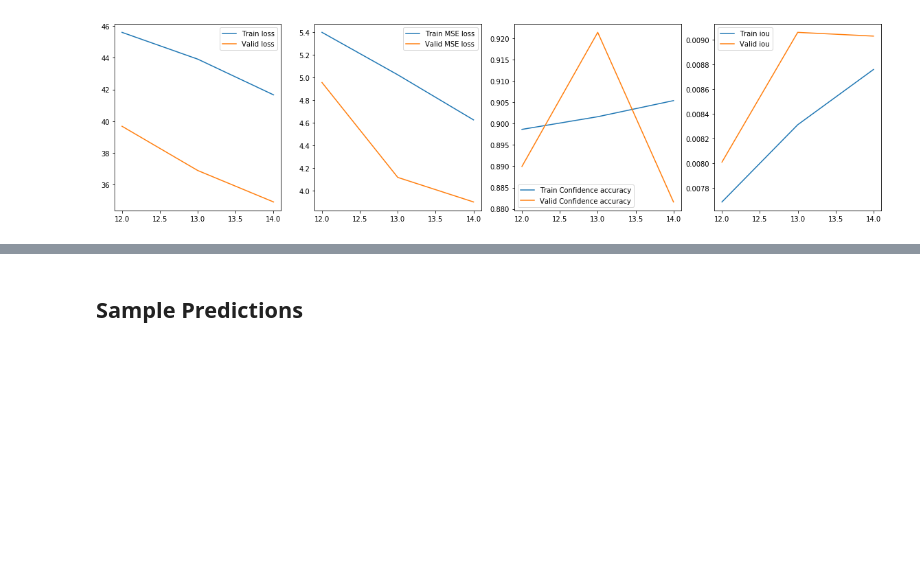
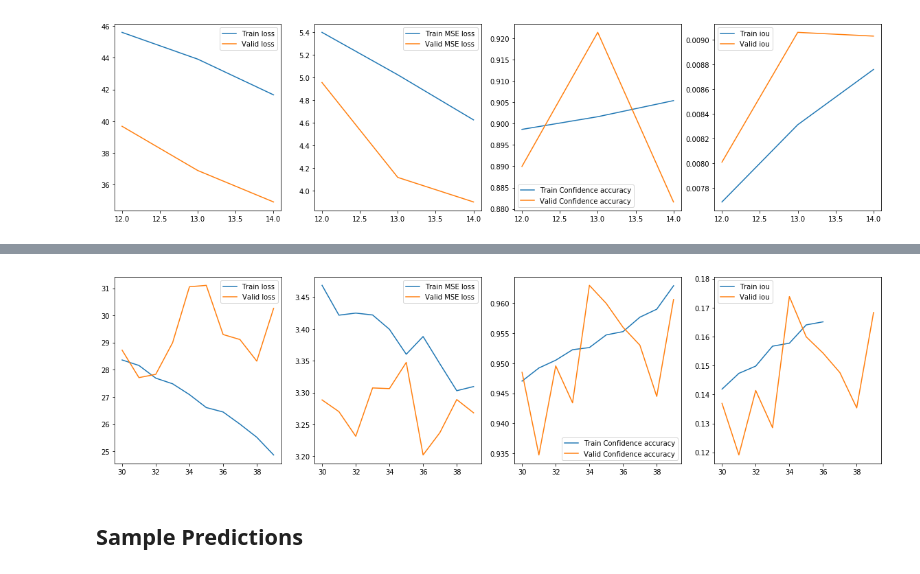
Before and after one commit to escuccim/rsna_pneumonia, a Jupyter notebook: yolo_512x512_8.ipynb, the cells around one changed output, grey strips where cells are left out. Drawn from its saved outputs; the diff is of its cells as text; code cells hidden in the pictures; blank space fills up the shorter version.

```diff
--- a/yolo_512x512_8.ipynb
+++ b/yolo_512x512_8.ipynb
@@ -457,7 +537,7 @@ def overlap_iou(y_true, y_pred):
     # is there either a box predicted here or a box actually here?
     mask = (pred_conf >= 0.5) | (true_boxes == 1)
 
-    # these labels are center points of the boxes so we need to calculate the corners
+    # get the far corners of the boxes
     x12 = x11 + (w1 / 2)
     y12 = y11 + (h1 / 2)
     x22 = x21 + (w2 / 2)
@@ -592,7 +672,7 @@ def iou_loss_fn(y_true, y_pred):
 # create network and compiler
 model = create_network(input_size=IMAGE_SIZE, channels=24, n_blocks=1, depth=4)
 
-optimizer = keras.optimizers.Adam(lr=0.001, beta_1=0.9, beta_2=0.999, decay=1e-7, clipnorm=1, clipvalue=0.5)
+optimizer = keras.optimizers.Adam(lr=0.001, beta_1=0.9, beta_2=0.999, decay=1e-7, clipnorm=3, clipvalue=1.5)
 
 model.compile(optimizer=optimizer,
               loss=loss_fn,
@@ -683,2 +771,2 @@ Epoch 23/25
 # %%
-history = model.fit_generator(train_gen, validation_data=valid_gen, callbacks=[learning_rate, checkpoint], epochs=35, shuffle=True, verbose=1, initial_epoch=25)
+history = model.fit_generator(train_gen, validation_data=valid_gen, callbacks=[learning_rate, checkpoint], epochs=30, shuffle=True, verbose=1, initial_epoch=25)
@@ -684,0 +789,2 @@ history = model.fit_generator(train_gen, validation_data=valid_gen, callbacks=[l
+# %%
+history = model.fit_generator(train_gen, validation_data=valid_gen, callbacks=[learning_rate, checkpoint], epochs=40, shuffle=True, verbose=1, initial_epoch=30)
@@ -684,0 +809,2 @@ history = model.fit_generator(train_gen, validation_data=valid_gen, callbacks=[l
+# %%
+history = model.fit_generator(train_gen, validation_data=valid_gen, callbacks=[learning_rate, checkpoint], epochs=45, shuffle=True, verbose=1, initial_epoch=40)
@@ -750,3 +894,24 @@ plt.show()
+# %%
+plt.figure(figsize=(20,5))
+plt.subplot(141)
+plt.plot(history.epoch, history.history["loss"], label="Train loss")
+plt.plot(history.epoch, history.history["val_loss"], label="Valid loss")
+plt.legend()
+plt.subplot(142)
+plt.plot(history.epoch, history.history["adj_mse"], label="Train MSE loss")
+plt.plot(history.epoch, history.history["val_adj_mse"], label="Valid MSE loss")
+plt.legend()
+plt.subplot(143)
+plt.plot(history.epoch, history.history["binary_accuracy"], label="Train Confidence accuracy")
+plt.plot(history.epoch, history.history["val_binary_accuracy"], label="Valid Confidence accuracy")
+plt.legend()
+plt.subplot(144)
+plt.plot(history.epoch, history.history["overlap_iou"], label="Train iou")
+plt.plot(history.epoch, history.history["val_overlap_iou"], label="Valid iou")
+plt.legend()
+plt.show()
+# %% [output]
+[figure, added]
 # %% [markdown]
 ## Sample Predictions
 # %%
```
Also changed, not shown: parts of 17 cells of this notebook, 41 other files.
